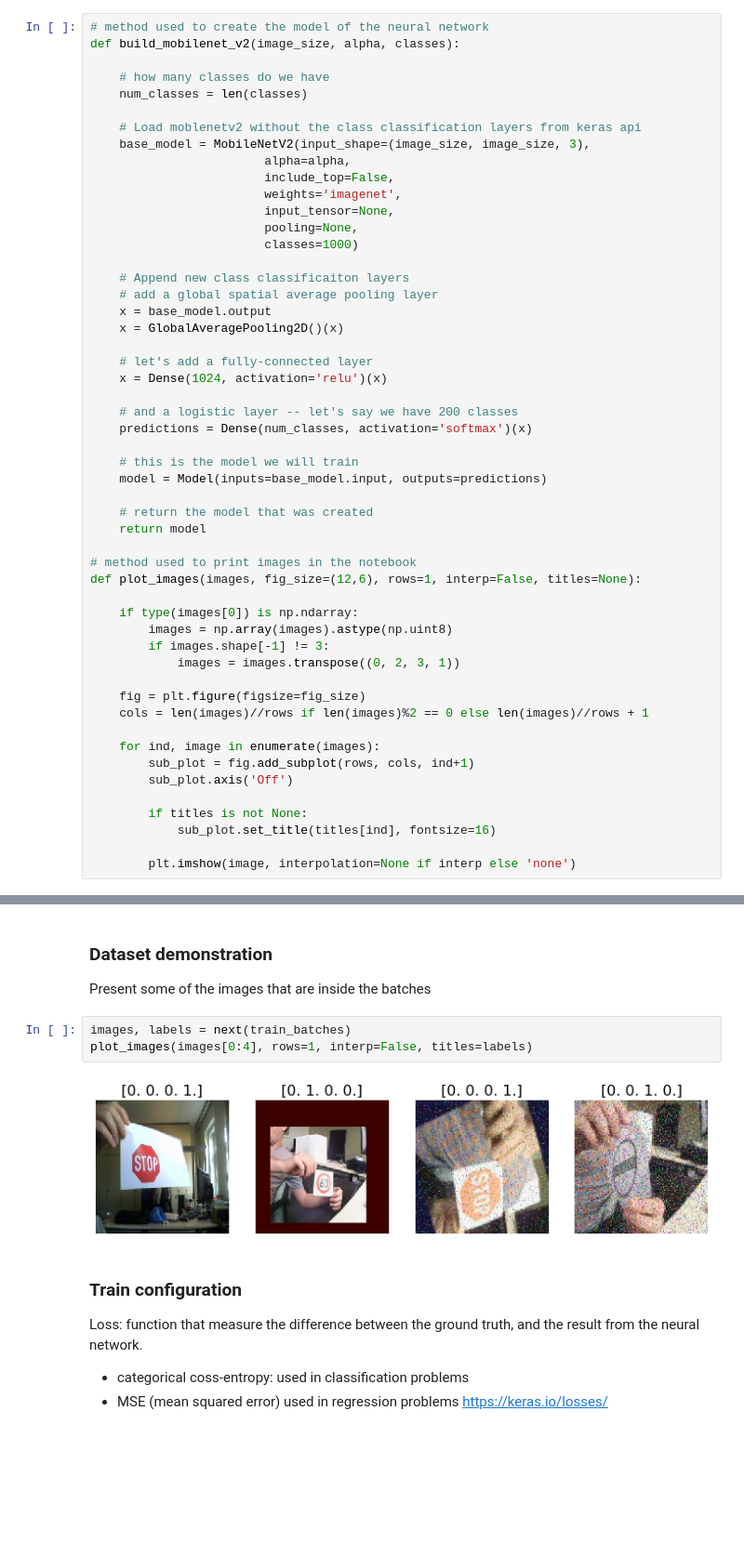
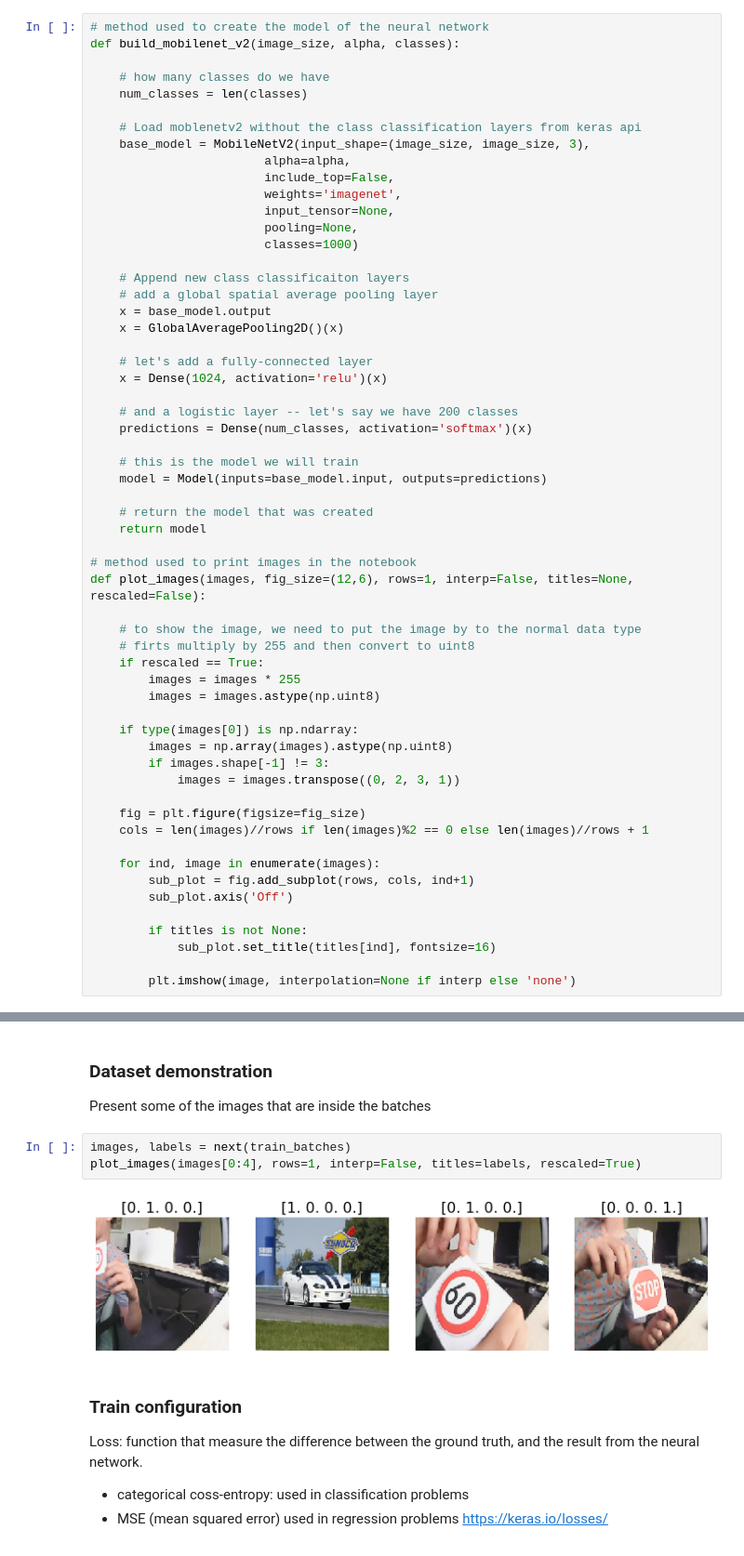
Before and after one commit to nesvera/mobilenet_classification_lecture, a Jupyter notebook: train.ipynb, the cells around one changed output, grey strips where cells are left out. Shown at 93% size. Cells and saved outputs as stored; diff of their text form; blank space fills up the shorter version.

Commit message:
rescaled plot

```diff
--- a/train.ipynb
+++ b/train.ipynb
@@ -97,7 +97,13 @@ def build_mobilenet_v2(image_size, alpha, classes):
     return model
 
 # method used to print images in the notebook
-def plot_images(images, fig_size=(12,6), rows=1, interp=False, titles=None):
+def plot_images(images, fig_size=(12,6), rows=1, interp=False, titles=None, rescaled=False):
+
+    # to show the image, we need to put the image by to the normal data type
+    # firts multiply by 255 and then convert to uint8
+    if rescaled == True:
+        images = images * 255
+        images = images.astype(np.uint8)
 
     if type(images[0]) is np.ndarray:
         images = np.array(images).astype(np.uint8)
@@ -183,9 +193,9 @@ Classes:
 Present some of the images that are inside the batches
 # %%
 images, labels = next(train_batches)
-plot_images(images[0:4], rows=1, interp=False, titles=labels)
+plot_images(images[0:4], rows=1, interp=False, titles=labels, rescaled=True)
 # %% [output]
-[figure, old version]
+[figure, new version]
 # %% [markdown]
 ### Train configuration
 
```
Also changed, not shown: parts of 3 cells of this notebook.
